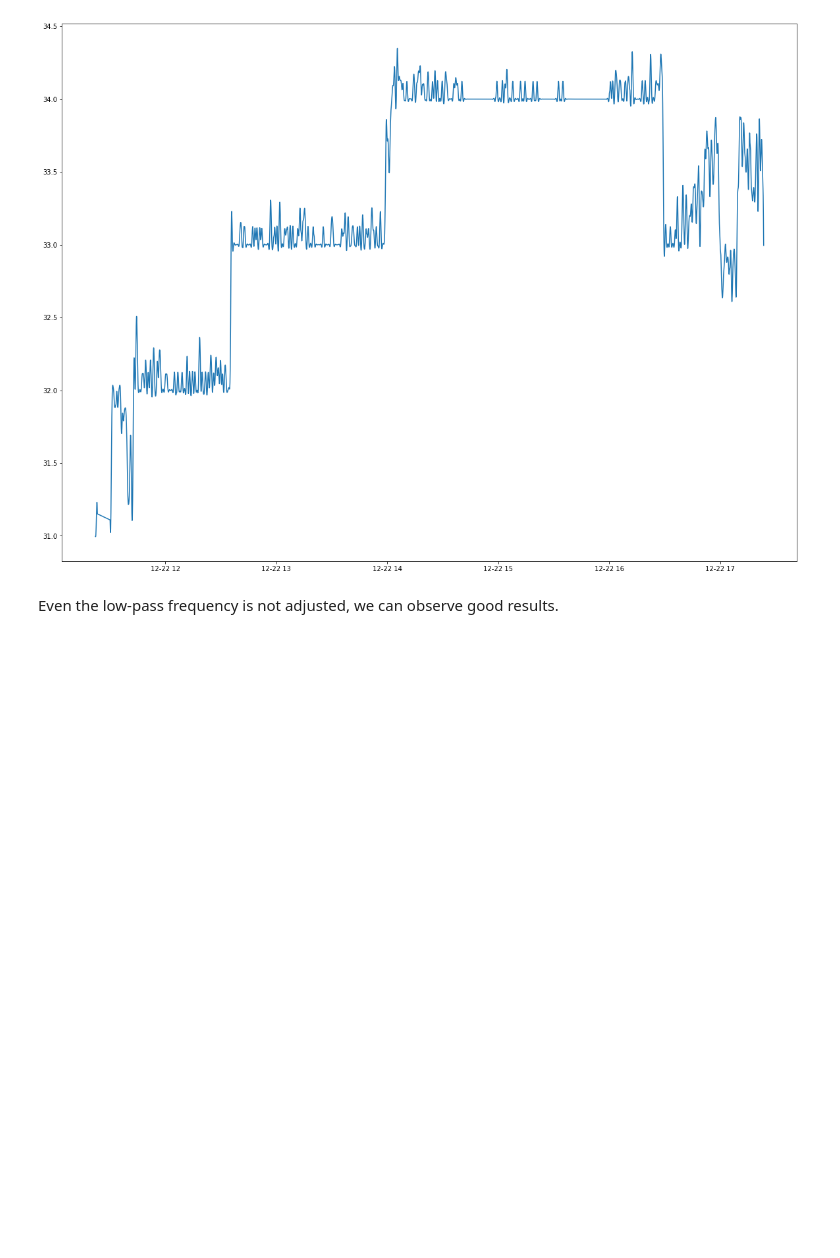
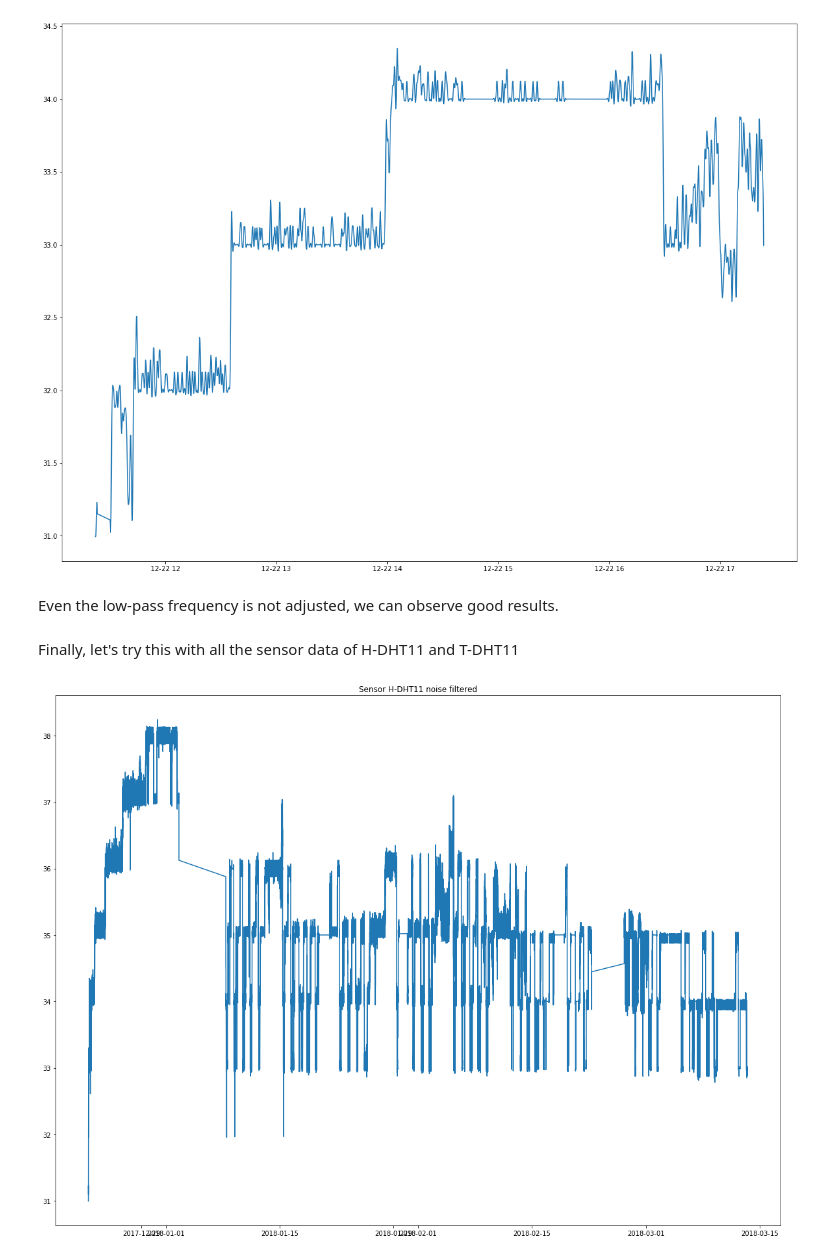
Before and after one commit to mrg20/laboratory-data-science-subject, a Jupyter notebook: notebooks/Measures analysis.ipynb, the cells around one changed output. Cells and saved outputs as stored; diff of their text form; code cells hidden in the pictures; blank space fills up the shorter version.

```diff
--- a/notebooks/Measures analysis.ipynb
+++ b/notebooks/Measures analysis.ipynb
@@ -210,3 +210,13 @@ plt.plot(df[df.sensor == 'H-DHT11'][:5000].index, low_pass(df[df.sensor == 'H-DH
 [figure]
 # %% [markdown]
 Even the low-pass frequency is not adjusted, we can observe good results.
+# %% [markdown]
+Finally, let's try this with all the sensor data of H-DHT11 and T-DHT11
+# %%
+df.loc[df.sensor == 'H-DHT11', 'value'] = low_pass(df[df.sensor == 'H-DHT11'].value)
+df.loc[df.sensor == 'T-DHT11', 'value'] = low_pass(df[df.sensor == 'T-DHT11'].value)
+# %%
+plt.plot(df[df.sensor == 'H-DHT11'].index, df[df.sensor == 'H-DHT11'].value)
+plt.title('Sensor H-DHT11 noise filtered');
+# %% [output]
+[figure, added]
```
Also changed, not shown: parts of 3 cells of this notebook.
